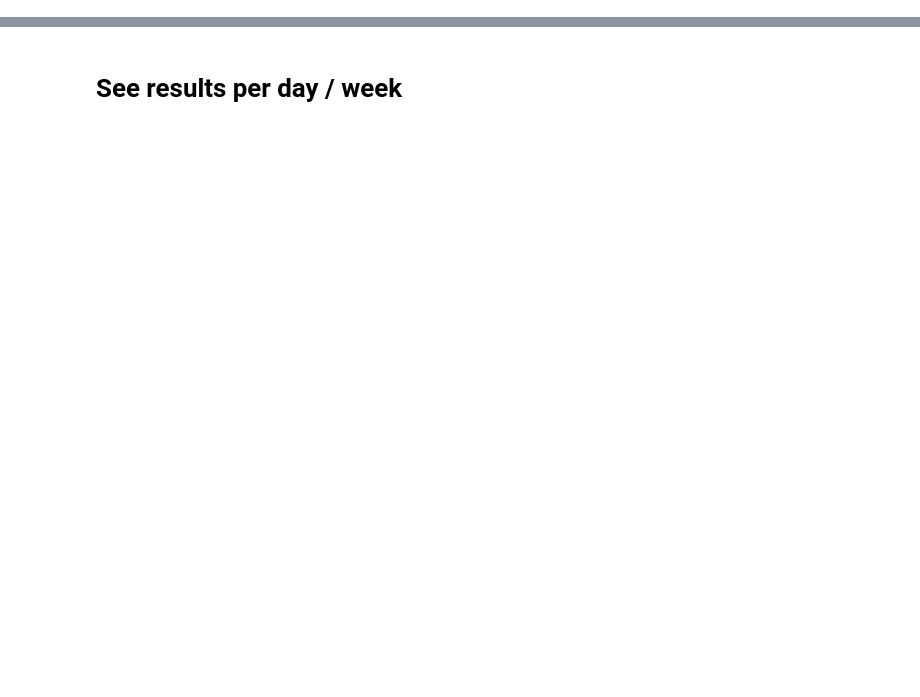
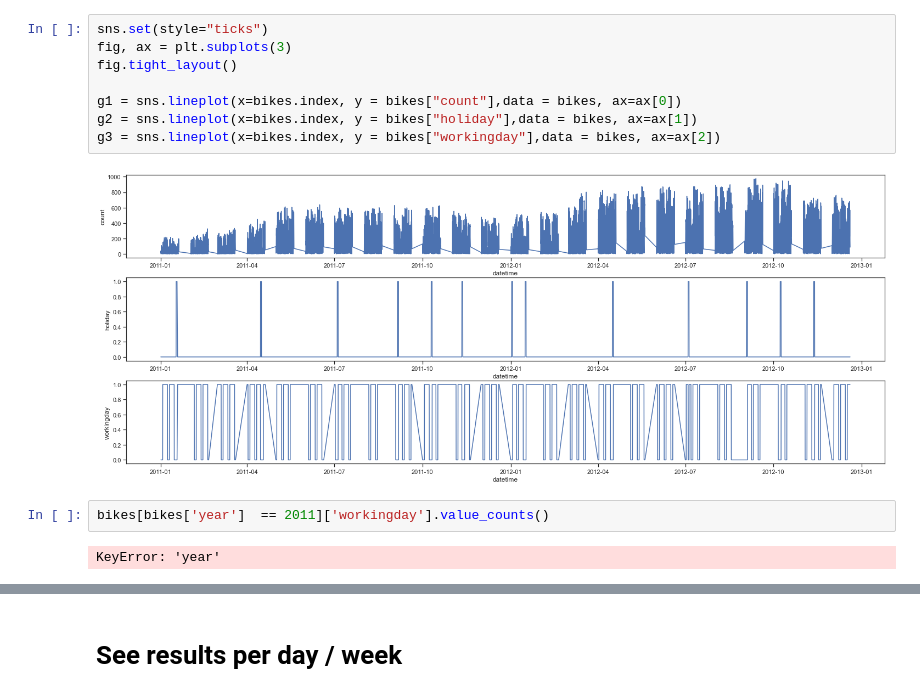
Before and after one commit to RosiNantis/Projects_from_Spiced_personal, a Jupyter notebook: week_3/spiced_encounters/3.1.date_time_pandas/bike_kag_intro.ipynb, the cells around one changed output, grey strips where cells are left out. Saved outputs shown, nothing was run; the diff lists cells and outputs as text; blank space fills up the shorter version.

```diff
--- a/week_3/spiced_encounters/3.1.date_time_pandas/bike_kag_intro.ipynb
+++ b/week_3/spiced_encounters/3.1.date_time_pandas/bike_kag_intro.ipynb
@@ -45,0 +153,14 @@ Timedelta('718 days 23:00:00')
+# %%
+sns.set(style="ticks")
+fig, ax = plt.subplots(3)
+fig.tight_layout()
+
+g1 = sns.lineplot(x=bikes.index, y = bikes["count"],data = bikes, ax=ax[0])
+g2 = sns.lineplot(x=bikes.index, y = bikes["holiday"],data = bikes, ax=ax[1])
+g3 = sns.lineplot(x=bikes.index, y = bikes["workingday"],data = bikes, ax=ax[2])
+# %% [output]
+[figure, added]
+# %%
+bikes[bikes['year']  == 2011]['workingday'].value_counts()
+# %% [output]
+KeyError: 'year'
```
Also changed, not shown: parts of 25 cells of this notebook, 2 other files.
